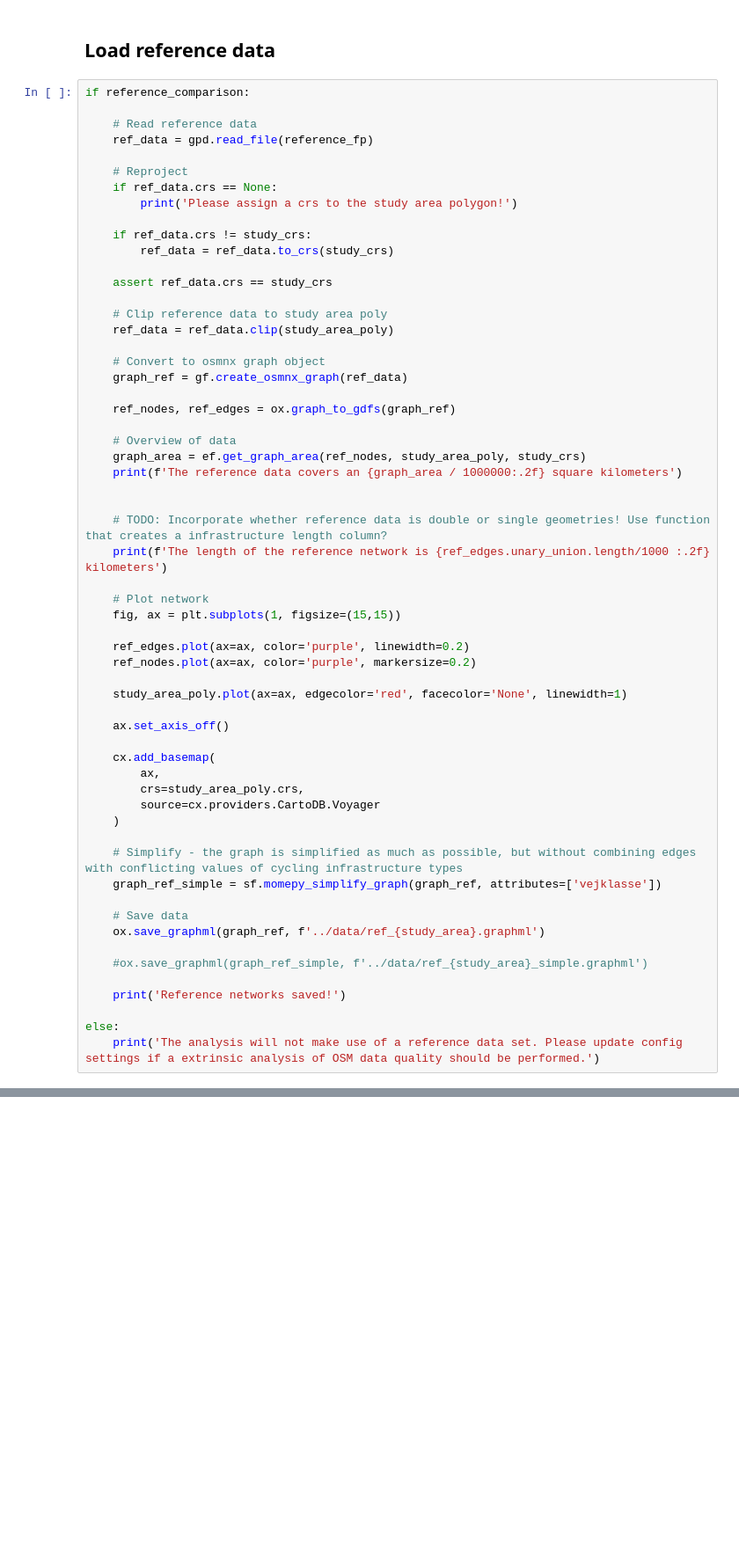
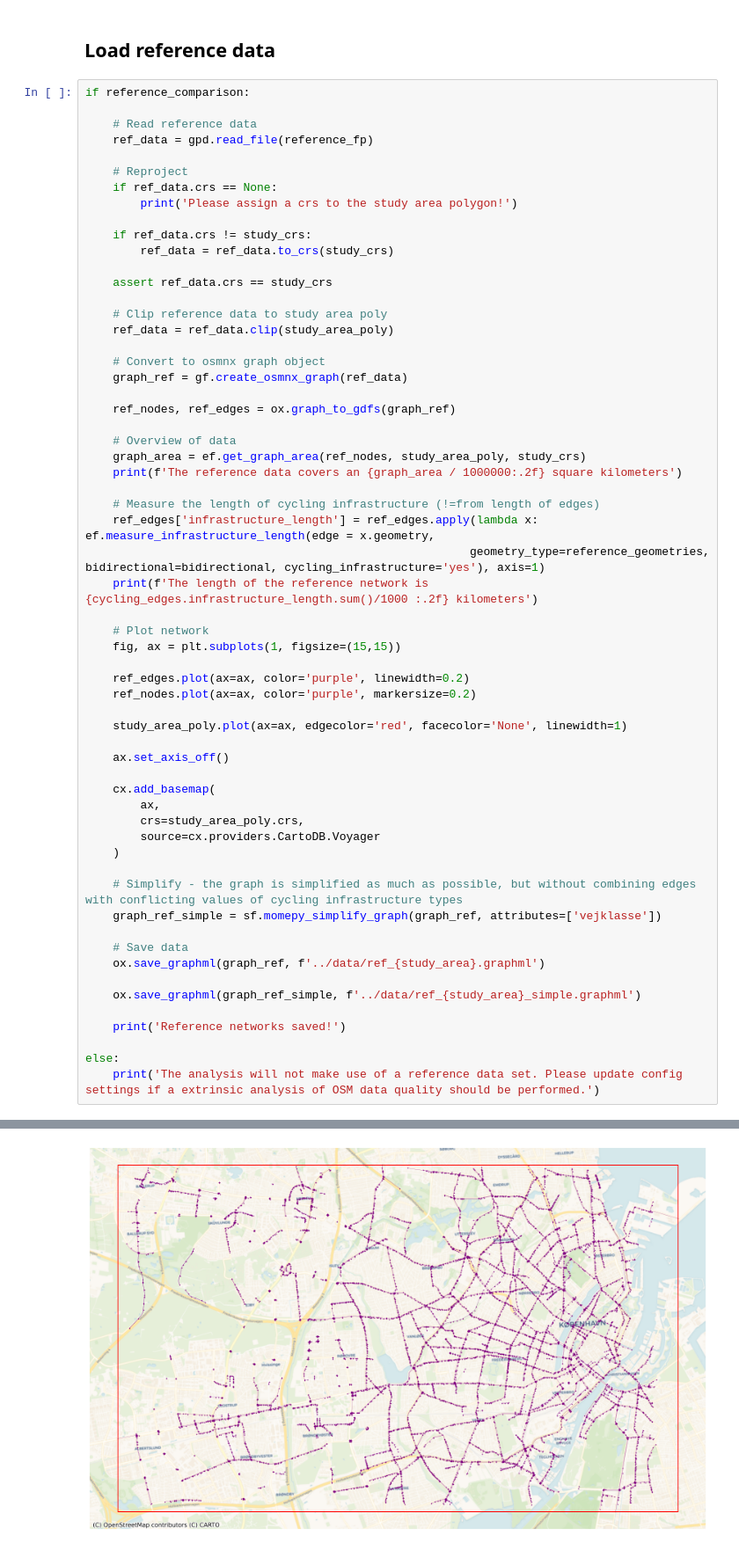
Before and after one commit to anerv/cycling_data_quality, a Jupyter notebook: scripts/load_data.ipynb, the cells around one changed output, grey strips where cells are left out. Shown at 88% size. Cells and saved outputs as stored; diff of their text form; blank space fills up the shorter version.

```diff
--- a/scripts/load_data.ipynb
+++ b/scripts/load_data.ipynb
@@ -198,9 +225,10 @@ if reference_comparison:
     graph_area = ef.get_graph_area(ref_nodes, study_area_poly, study_crs)
     print(f'The reference data covers an {graph_area / 1000000:.2f} square kilometers')
 
-
-    # TODO: Incorporate whether reference data is double or single geometries! Use function that creates a infrastructure length column?
-    print(f'The length of the reference network is {ref_edges.unary_union.length/1000 :.2f} kilometers')
+    # Measure the length of cycling infrastructure (!=from length of edges)
+    ref_edges['infrastructure_length'] = ref_edges.apply(lambda x: ef.measure_infrastructure_length(edge = x.geometry,
+                                                        geometry_type=reference_geometries, bidirectional=bidirectional, cycling_infrastructure='yes'), axis=1)
+    print(f'The length of the reference network is {cycling_edges.infrastructure_length.sum()/1000 :.2f} kilometers')
 
     # Plot network
     fig, ax = plt.subplots(1, figsize=(15,15))
@@ -224,9 +252,10 @@ if reference_comparison:
     # Save data
     ox.save_graphml(graph_ref, f'../data/ref_{study_area}.graphml')
 
-    #ox.save_graphml(graph_ref_simple, f'../data/ref_{study_area}_simple.graphml')
+    ox.save_graphml(graph_ref_simple, f'../data/ref_{study_area}_simple.graphml')
 
     print('Reference networks saved!')
 
 else:
     print('The analysis will not make use of a reference data set. Please update config settings if a extrinsic analysis of OSM data quality should be performed.')
+# %% [output]
@@ -232,0 +265 @@ else:
+[figure, added]
```
Also changed, not shown: parts of 6 cells of this notebook, 7 other files.
